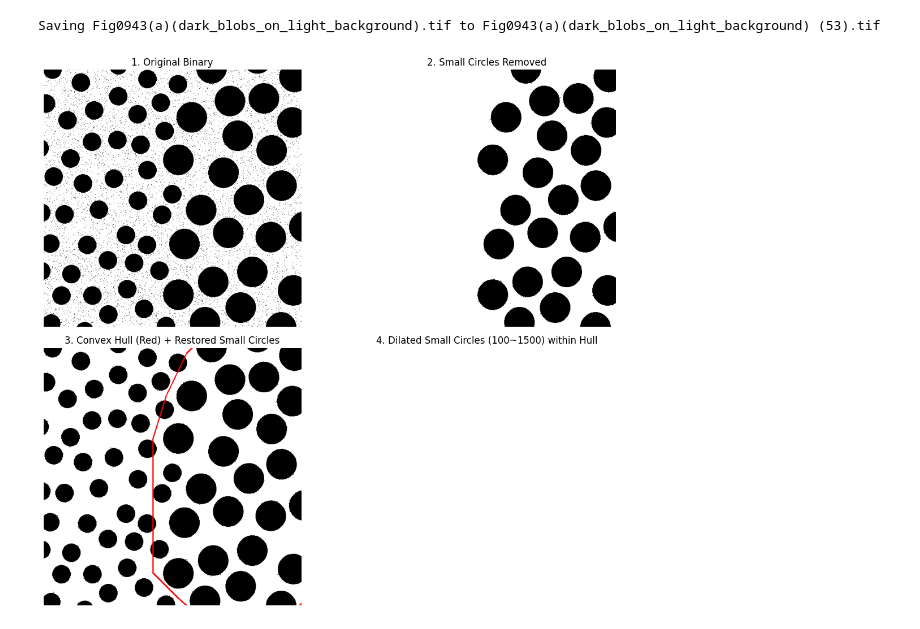
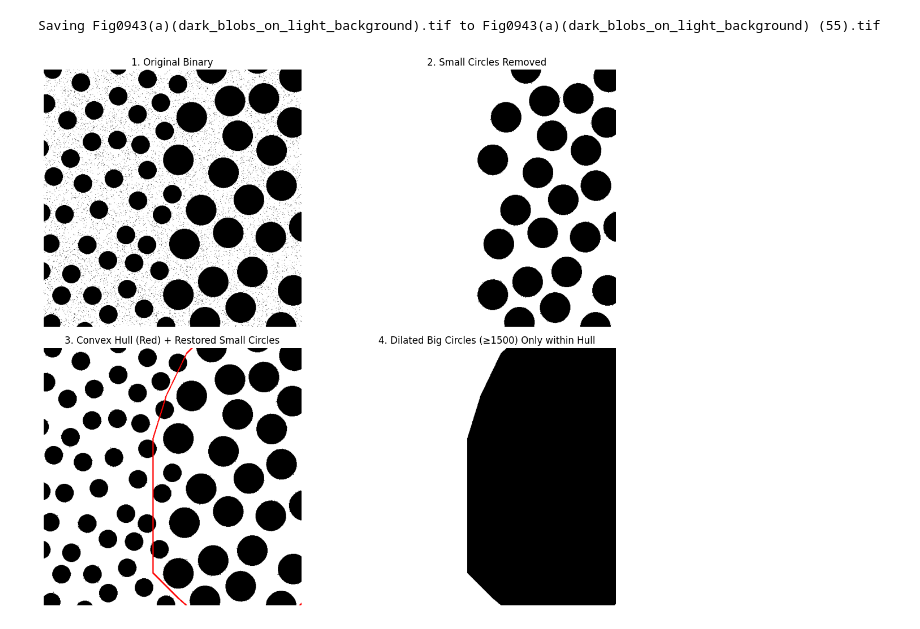
Before and after one commit to luvbenz/2025-CV, a Jupyter notebook: 2-10.ipynb, the cells around one changed output. Cells and saved outputs as stored; diff of their text form; code cells hidden in the pictures.

```diff
--- a/2-10.ipynb
+++ b/2-10.ipynb
@@ -41,7 +41,7 @@ for i in range(1, num_labels):
     if 100 <= area < min_area_large:
         restored_small[labels == i] = 255
 
-# 6. Convex Hull 생성 (🚫 큰 원 기준만으로)
+# 6. Convex Hull 생성 (큰 원 기준으로만 유지)
 padding = int(np.mean(radii)) + 25 if radii else 30
 expanded_points = []
 for pt in centroids:
@@ -63,65 +63,56 @@ hull_mask = np.zeros_like(inv)
 if hull is not None:
     cv.drawContours(hull_mask, [hull], 0, 255, -1)
 
-# 7. Dilate: 복원된 작은 원(100~1499)만
-target_small = np.zeros_like(inv)
-for i in range(1, num_labels):
-    area = stats[i, cv.CC_STAT_AREA]
-    if 100 <= area < min_area_large:
-        target_small[labels == i] = 255
+# 7. 큰 원만 팽창 (흰색 기준, 작은 원 제외)
+binary_big = filtered.copy()
+avg_radius = int(np.mean(radii)) if radii else 20
+kernel_size_big = avg_radius * 4 * 4
+kernel_big = cv.getStructuringElement(cv.MORPH_ELLIPSE, (kernel_size_big, kernel_size_big))
+dilated_big = cv.dilate(binary_big, kernel_big, iterations=1)
+dilated_big_limited = cv.bitwise_and(dilated_big, hull_mask)
 
-avg_radius = int(np.mean(radii)) if radii else 20
-kernel_size = avg_radius * 2 * 2
-kernel = cv.getStructuringElement(cv.MORPH_ELLIPSE, (kernel_size, kernel_size))
-dilated_small = cv.dilate(target_small, kernel, iterations=1)
-dilated_limited = cv.bitwise_and(dilated_small, hull_mask)
+# 8. 4단계 이미지 생성 (이분법적으로 검은 원, 흰 배경)
+output_big_dilated = np.full_like(inv, 255)
+output_big_dilated[dilated_big_limited == 255] = 0  # 검은색 원
+image_step4_updated = cv.cvtColor(output_big_dilated, cv.COLOR_GRAY2BGR)
 
-output_dilated = cv.cvtColor(np.full_like(inv, 255), cv.COLOR_GRAY2BGR)
-output_dilated[dilated_limited == 255] = (255, 255, 255)
+# 9. 시각화 이미지 구성
+image_step1 = binary.copy()  # 원본 이진화
+image_step2 = cv.bitwise_not(filtered)  # 작은 원 제거
 
-# 8. 시각화 이미지 구성
-# 1단계: 원본 이진화
-image_step1 = binary.copy()
-
-# 2단계: 작은 원 제거 후 큰 원만 남긴 것
-image_step2 = cv.bitwise_not(filtered)
-
-# 3단계: 큰 원 + 복원된 작은 원 시각화 (경계선은 기존 Hull)
+# 3번째 이미지: 작은 원 복원 + 기존 Hull 테두리 유지
 combined_fixed = cv.bitwise_or(filtered, restored_small)
 hull_overlay_fixed = cv.cvtColor(cv.bitwise_not(combined_fixed), cv.COLOR_GRAY2BGR)
 if hull is not None:
     cv.drawContours(hull_overlay_fixed, [hull], 0, (0, 0, 255), 2)
 
-# 4단계: 복원된 작은 원만 dilate 후 Hull 내부만 유지
-image_step4 = output_dilated
-
-# 9. 최종 출력
+# 10. 최종 출력
 titles = [
     '1. Original Binary',
     '2. Small Circles Removed',
     '3. Convex Hull (Red) + Restored Small Circles',
-    '4. Dilated Small Circles (100~1500) within Hull'
+    '4. Dilated Big Circles (≥1500) Only within Hull'
 ]
 
 images = [
     image_step1,
     image_step2,
     hull_overlay_fixed,
-    image_step4
+    image_step4_updated
 ]
 
 plt.figure(figsize=(12, 10))
 for i in range(4):
     plt.subplot(2, 2, i + 1)
     if images[i].ndim == 2:
         plt.imshow(images[i], cmap='gray')
     else:
         plt.imshow(cv.cvtColor(images[i], cv.COLOR_BGR2RGB))
     plt.title(titles[i])
     plt.axis('off')
 plt.tight_layout()
 plt.show()
 # %% [output]
 [interactive output not drawn]
-Saving Fig0943(a)(dark_blobs_on_light_background).tif to Fig0943(a)(dark_blobs_on_light_background) (53).tif
+Saving Fig0943(a)(dark_blobs_on_light_background).tif to Fig0943(a)(dark_blobs_on_light_background) (55).tif
-[figure, old version]
+[figure, new version]
```
